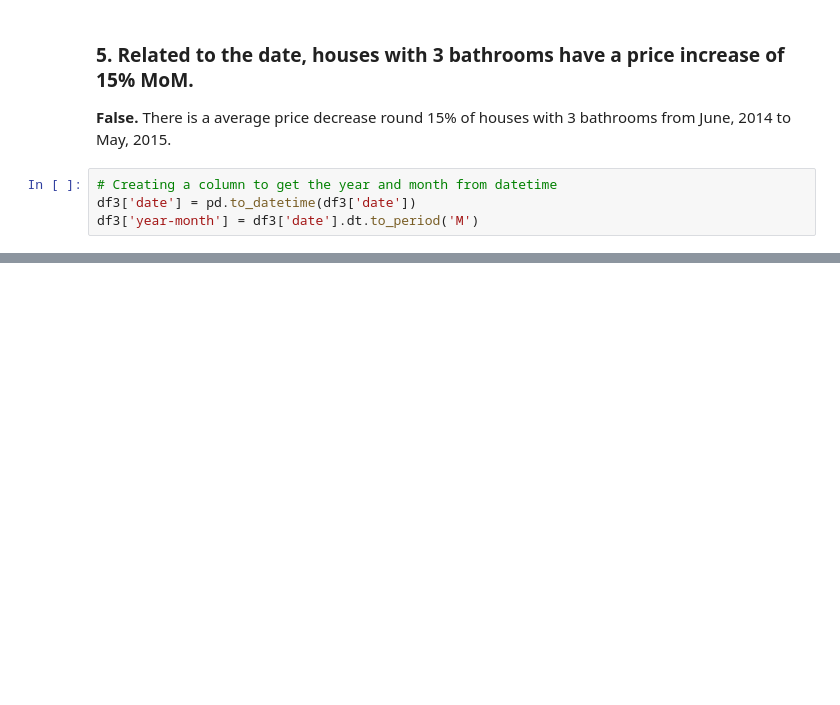
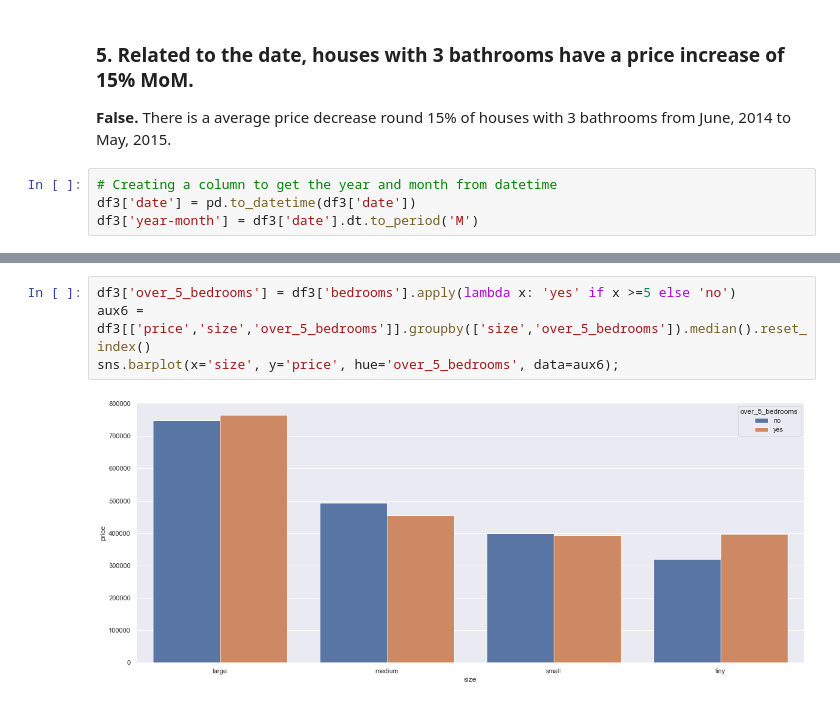
Before and after one commit to NelioMuniz/House_Rocket_-_Insights_Project, a Jupyter notebook: notebooks/03_-_EDA.ipynb, the cells around one changed output, grey strips where cells are left out. Cells and saved outputs as stored; diff of their text form; blank space fills up the shorter version.

Commit message:
exploratory data analysis finished

```diff
--- a/notebooks/03_-_EDA.ipynb
+++ b/notebooks/03_-_EDA.ipynb
@@ -168,0 +172,6 @@ sns.lineplot(data=aux5, x='year-month', y='MoM')
+# %%
+df3['over_5_bedrooms'] = df3['bedrooms'].apply(lambda x: 'yes' if x >=5 else 'no')
+aux6 = df3[['price','size','over_5_bedrooms']].groupby(['size','over_5_bedrooms']).median().reset_index()
+sns.barplot(x='size', y='price', hue='over_5_bedrooms', data=aux6);
+# %% [output]
+[figure, added]
```
Also changed, not shown: parts of 14 cells of this notebook.
